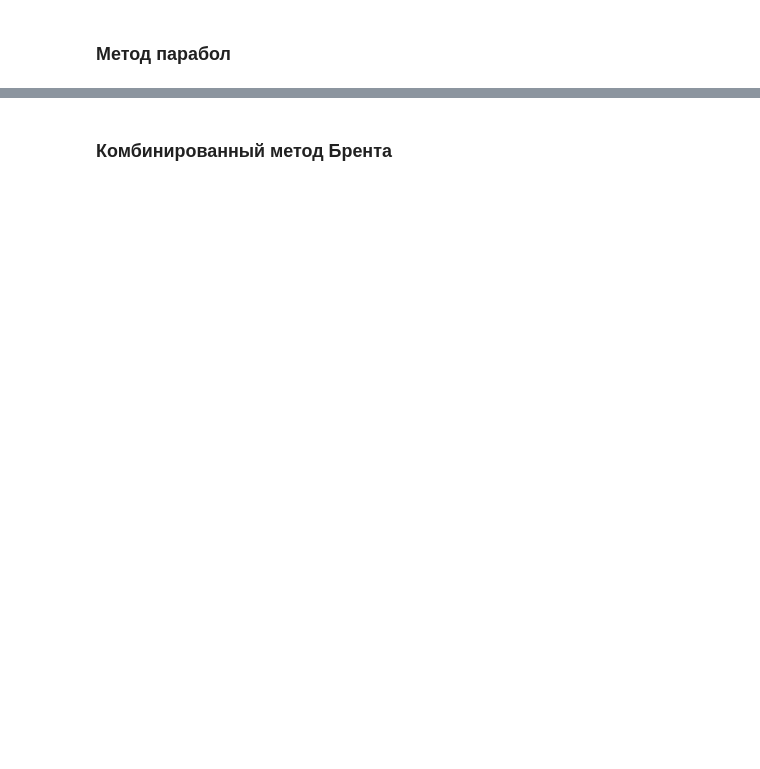
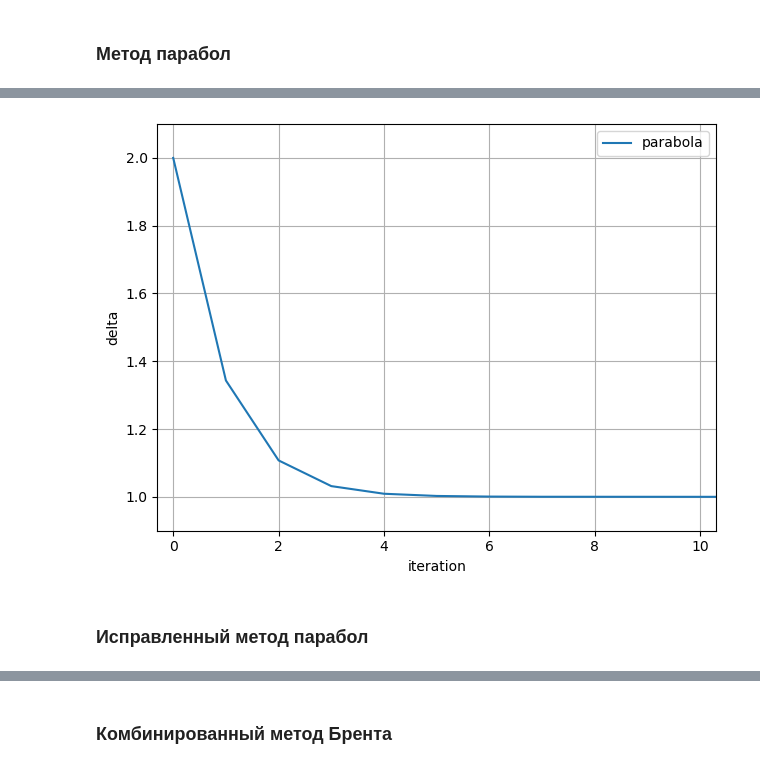
Before and after one commit to alexmoroz002/Appl-Math, a Jupyter notebook: lab-2_am.ipynb, the cells around one changed output, grey strips where cells are left out. Cells and saved outputs as stored; diff of their text form; code cells hidden in the pictures; blank space fills up the shorter version.

```diff
--- a/lab-2_am.ipynb
+++ b/lab-2_am.ipynb
@@ -66,0 +91,14 @@ KeyboardInterrupt:
+# %%
+plt.plot(parabola_segments.index, parabola_segments["length"], label="parabola")
+plt.ylabel('delta')
+plt.xlabel('iteration')
+plt.legend()
+plt.grid()
+plt.xlim(-0.3, 10.3)
+plt.ylim(0.9, 2.1)
+plt.tight_layout()
+plt.show()
+# %% [output]
+[figure, added]
+# %% [markdown]
+### Исправленный метод парабол
```
Also changed, not shown: parts of 9 cells of this notebook.
